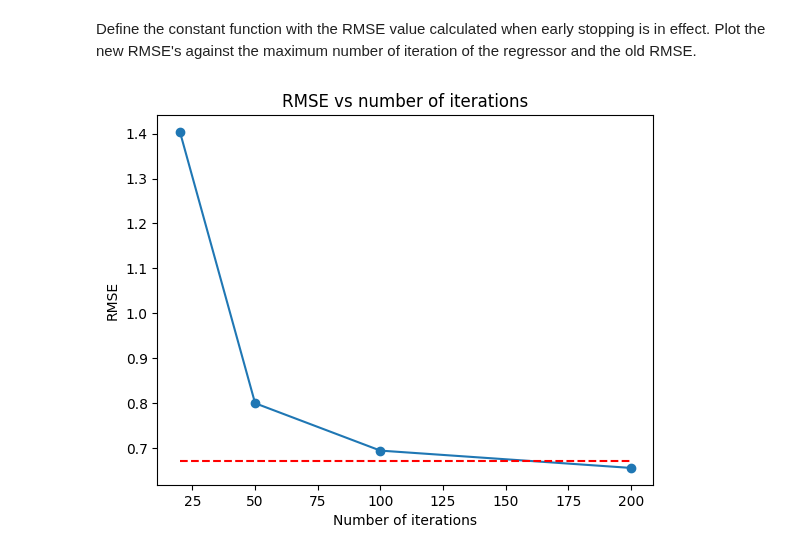
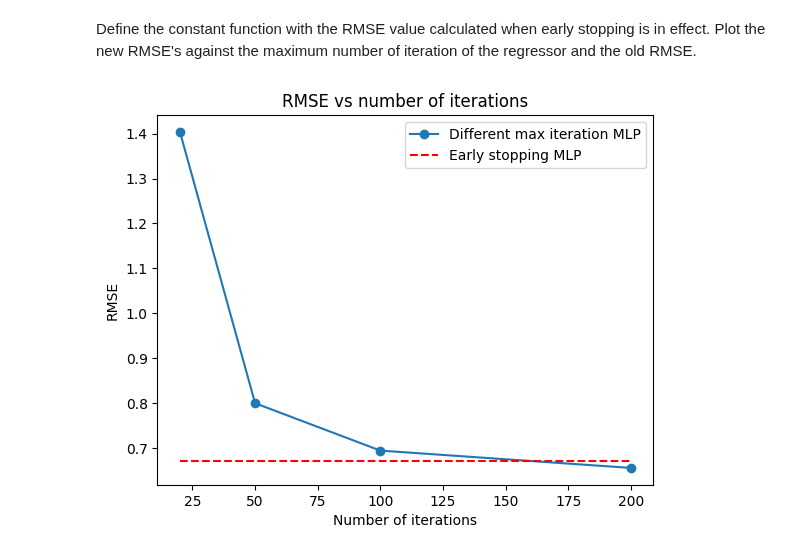
Before and after one commit to pim03/apr-hm, a Jupyter notebook: Homework3/Notebook3.ipynb, the cells around one changed output. Saved outputs shown, nothing was run; the diff lists cells and outputs as text; code cells hidden in the pictures.

Commit message:
label no grafico do ex 3

```diff
--- a/Homework3/Notebook3.ipynb
+++ b/Homework3/Notebook3.ipynb
@@ -149,13 +149,14 @@ Define the constant function with the RMSE value calculated when early stopping
 # %%
 def const(x): return average_rmse_old
 
 # Plot the RMSE
-plt.plot(iter_array, new_rmse_array, '-o', label='RMSE')
-plt.hlines(average_rmse_old, xmin=min(iter_array), xmax=max(iter_array), colors='r', linestyles='dashed')
+plt.plot(iter_array, new_rmse_array, '-o', label='Different max iteration MLP')
+plt.hlines(average_rmse_old, xmin=min(iter_array), xmax=max(iter_array), colors='r', linestyles='dashed', label = 'Early stopping MLP')
 plt.xlabel('Number of iterations')
 plt.ylabel('RMSE')
 plt.title('RMSE vs number of iterations')
+plt.legend()
 plt.savefig('ex3_rmse.png')
 plt.show()
 # %% [output]
-[figure, old version]
+[figure, new version]
```
Also changed, not shown: 6 other files.
